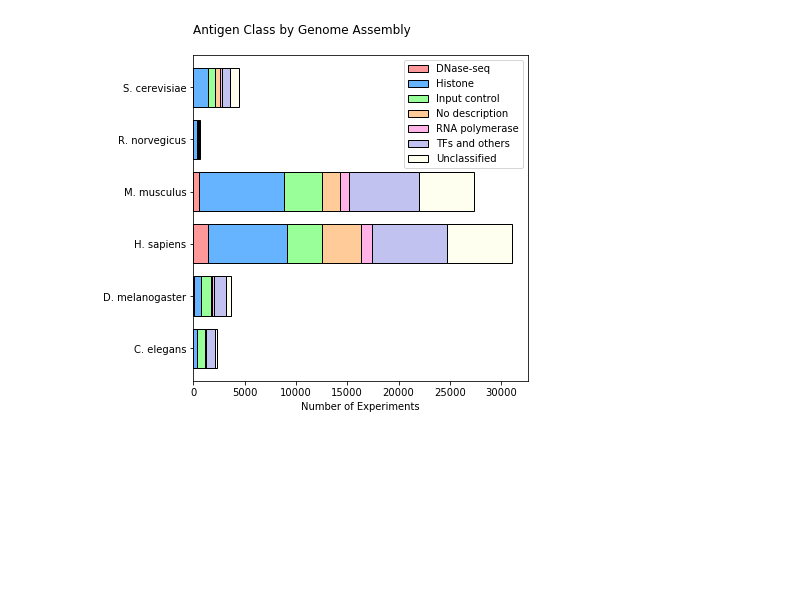
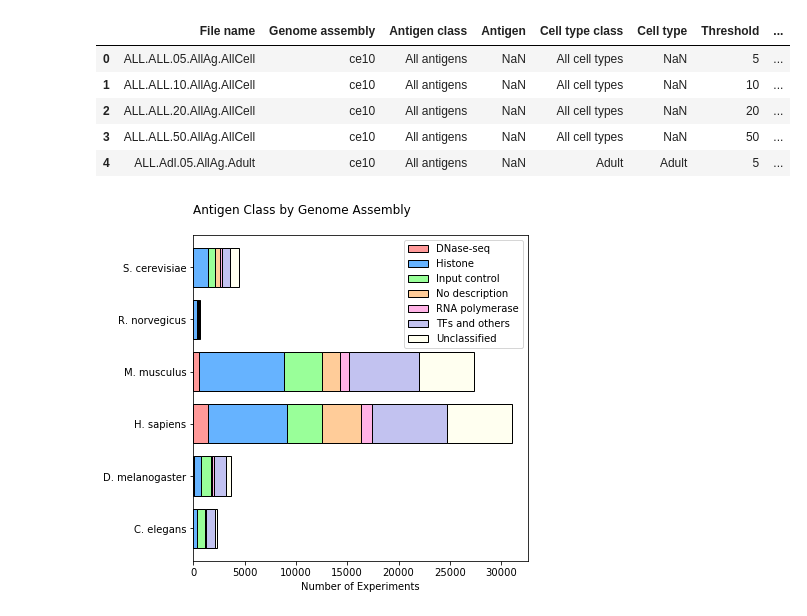
Before and after one commit to lkalesinskas/SNPs2ChIP, a Jupyter notebook: metadata/analysis.ipynb, the cells around one changed output. Cells and saved outputs as stored; diff of their text form; code cells hidden in the pictures; blank space fills up the shorter version.

```diff
--- a/metadata/analysis.ipynb
+++ b/metadata/analysis.ipynb
@@ -19,3 +70,12 @@ gen_dict = {'hg19': 'H. sapiens', 'mm9': 'M. musculus', 'sacCer3': 'S. cerevisia
+# %%
+file_df.head()
+# %% [output]
+|  | File name | Genome assembly | Antigen class | Antigen | Cell type class | Cell type | Threshold | ... |
+| 0 | ALL.ALL.05.AllAg.AllCell | ce10 | All antigens | NaN | All cell types | NaN | 5 | ... |
+| 1 | ALL.ALL.10.AllAg.AllCell | ce10 | All antigens | NaN | All cell types | NaN | 10 | ... |
+| 2 | ALL.ALL.20.AllAg.AllCell | ce10 | All antigens | NaN | All cell types | NaN | 20 | ... |
+| 3 | ALL.ALL.50.AllAg.AllCell | ce10 | All antigens | NaN | All cell types | NaN | 50 | ... |
+| 4 | ALL.Adl.05.AllAg.Adult | ce10 | All antigens | NaN | Adult | Adult | 5 | ... |
 # %%
 # Count Series
 gen_counts = pd.Series.value_counts(antigen_df['Genome assembly']).rename(gen_dict)
```
Also changed, not shown: parts of 6 cells of this notebook, 2 other files.
